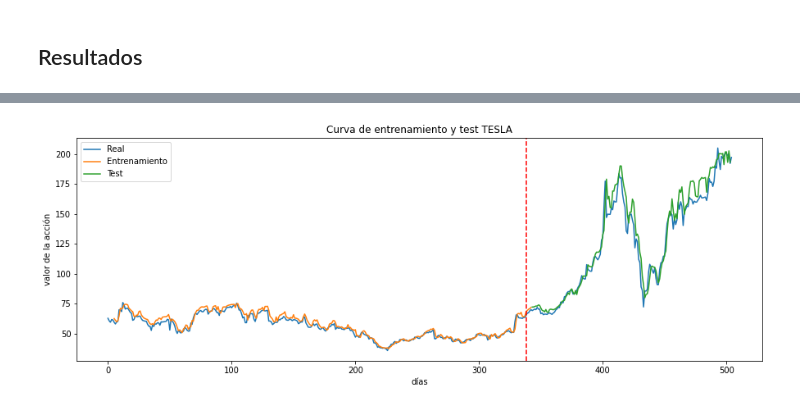
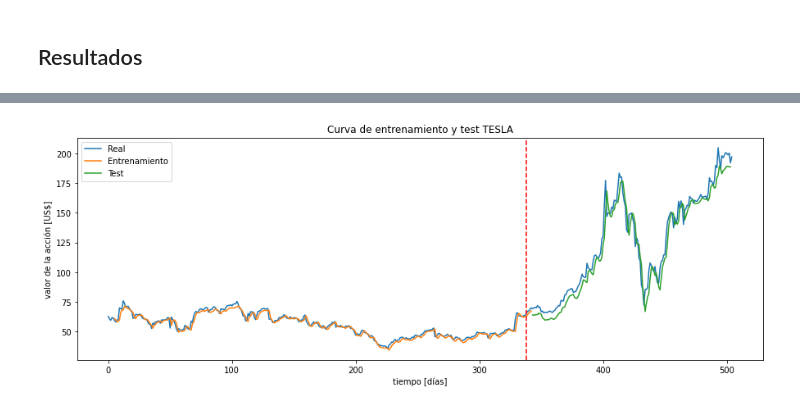
Before and after one commit to alvarezpablo/NLP-Stocks-Price-Prediction, a Jupyter notebook: Tesis_LSTM_DESA.ipynb, the cells around one changed output, grey strips where cells are left out. Drawn from its saved outputs; the diff is of its cells as text; code cells hidden in the pictures.

```diff
--- a/Tesis_LSTM_DESA.ipynb
+++ b/Tesis_LSTM_DESA.ipynb
@@ -32,14 +34,18 @@ epochs = 50
 # %%
 # convierte los datos de entrada en una matriz con la ventana de tiempo
 def createDSWindows(dataset, ventana):
-  dataX, dataY, dataK, a = [], [], [], []
+  dataX, dataY, dataK, c = [], [], [], []
   for i in range(len(dataset)-ventana-1):
     a = dataset[i:(i+ventana), 1]
     b = dataset[i, 0]
     d = dataset[i,3]
-    c = np.concatenate((b,a), axis=None)
+    if polaridad:
+      c = np.concatenate((a,b), axis=None)
+      dataX.append(c)
+    else:
+      dataX.append(a)
 #    c = np.concatenate((c,d), axis=None)
-    dataX.append(c)
+#    dataX.append(c)
     dataY.append(dataset[i + ventana, 1])
     dataK.append(d)
 
@@ -161,8 +167,11 @@ df['label'] = df['label'].map({-1:0, 1:1, 0:0}, na_action=None)
 
 # se consideran 5 días por semana, ya que en el data set no están los fines de semana
 dias = 5
-#la ventana debería ser igual a días. Sin embargo, hay un dato adicional en el dataset; que es la polaridad. Por eso se agrega 1 al tamaño de la ventana
-ventana = dias+1
+#la ventana debería ser igual a días. Sin embargo, hay un dato adicional en el dataset; que es la polaridad. Por eso se agrega 1 al tamaño de la ventana cuando polaridad = True
+if polaridad:
+  ventana = dias+1
+else:
+  ventana = dias
 
 newDF = setRows(df)
 newDF.isnull().sum()
@@ -237,8 +246,11 @@ trainY = trainY.flatten('F')
 testY = testY.flatten('F')
 
 # reshape [samples, time steps, features]
-trainX = np.reshape(trainX, (trainX.shape[0], trainX.shape[1], 1))
-testX = np.reshape(testX, (testX.shape[0], testX.shape[1], 1))
+#trainX = np.reshape(trainX, (trainX.shape[0], trainX.shape[1], 1))
+#testX = np.reshape(testX, (testX.shape[0], testX.shape[1], 1))
+trainX = np.reshape(trainX, (trainX.shape[0], 1, trainX.shape[1]))
+testX = np.reshape(testX, (testX.shape[0], 1, testX.shape[1]))
+
 
 #trainX
 # %% [markdown]
@@ -246,7 +258,7 @@ testX = np.reshape(testX, (testX.shape[0], testX.shape[1], 1))
 # %%
 batch_size = 1
 model = Sequential()
-model.add(LSTM(units = 100, return_sequences = True, batch_input_shape=(batch_size, ventana, 1)))
+model.add(LSTM(units = 100, return_sequences = True, batch_input_shape=(1,batch_size, ventana)))
 model.add(Dropout(0.2))
 model.add(LSTM(units = 100, return_sequences = True))
 model.add(Dropout(0.2))
@@ -354,27 +367,27 @@ ds
 # %%
 i = 1
 columna = [fila[i] for fila in dataset]
 ds = np.array(columna)
 ds = ds.reshape(-1,1)
 
 trainPredictPlot = np.empty_like(ds)
 trainPredictPlot[:, :] = np.nan
 trainPredictPlot[dias:len(trainPredict)+dias, :] = trainPredict
 
 testPredictPlot = np.empty_like(ds)
 testPredictPlot[:, :] = np.nan
 testPredictPlot[len(trainPredict)+(dias):len(ds)-1, :] = testPredict
 
 # plot de los datos de entrada y las predicciones
 plt.figure(figsize=(15, 5))
 plt.plot(ds, label='Real')
 plt.title('Curva de entrenamiento y test '+empresa)
 plt.plot(trainPredictPlot, label="Entrenamiento")
 plt.plot(testPredictPlot, label="Test")
 plt.axvline(x=trainPredict.shape[0], c='r', linestyle='--')
-plt.xlabel('días')
-plt.ylabel('valor de la acción')
+plt.xlabel('tiempo [días]')
+plt.ylabel('valor de la acción [US$]')
 plt.legend()
 plt.show()
 # %% [output]
-[figure, old version]
+[figure, new version]
```
Also changed, not shown: parts of 6 cells of this notebook.
